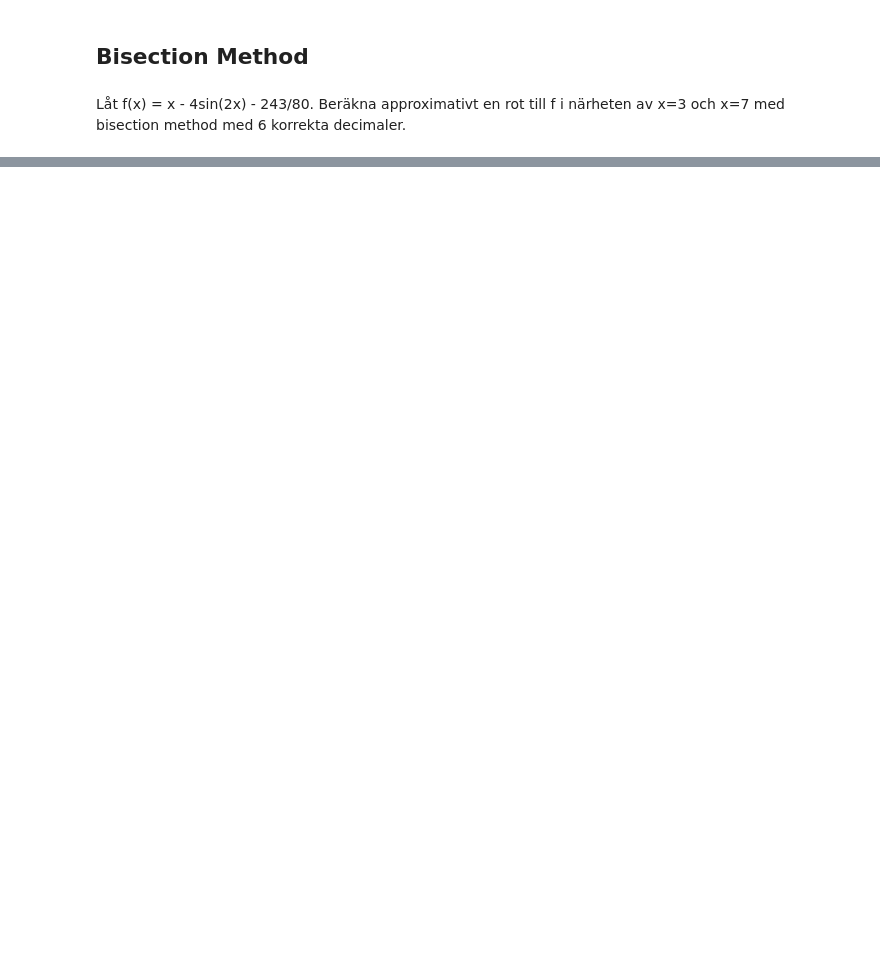
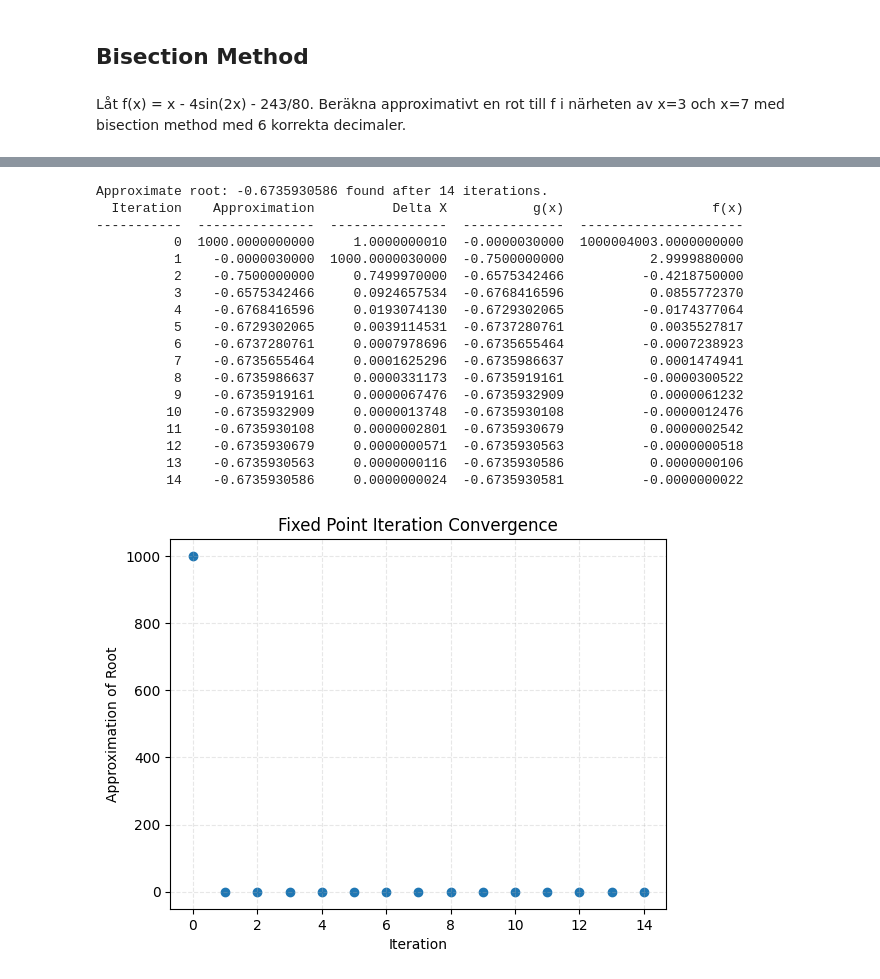
Before and after one commit to ericend/Numerical-Methods, a Jupyter notebook: Lecture_notes_examples.ipynb, the cells around one changed output, grey strips where cells are left out. Cells and saved outputs as stored; diff of their text form; code cells hidden in the pictures; blank space fills up the shorter version.

```diff
--- a/Lecture_notes_examples.ipynb
+++ b/Lecture_notes_examples.ipynb
@@ -188,0 +243,50 @@ Estimated error: 1.5258789063388178e-06
+# %%
+
+def f(x: float) -> float:
+    """ Function for which we want to find a root. """
+    return x**3 + 4*x + 3
+
+def g(x: float) -> float:
+    """ Rearranged f(x) = 0 for fixed point iteration. """
+    return - 3 / (x**2 + 4)
+
+initial_guess = 1000 # A reasonable initial guess, good idea to plot f(x) first to find a reasonable guess
+tolerance = 10e-10
+max_iterations = 100
+
+results = fixed_point_iteration(g, x0=initial_guess, tolerance=tolerance, max_iterations=max_iterations)
+
+f_of_x = lambda: [f(xi) for xi in results.xs] # noqa: E731
+g_of_x = lambda: [g(xi) for xi in results.xs] # noqa: E731
+
+print(f'Approximate root: {np.round(results.xs[-1], 10)} found after {results.ns[-1]} iterations.')
+print(tabulate(zip(results.ns, results.xs, results.deltaX, g_of_x(), f_of_x()), headers=['Iteration', 'Approximation', 'Delta X', 'g(x)', 'f(x)'], floatfmt=".10f"))
+
+plt.scatter(results.ns, results.xs, label='Fixed Point Iteration')
+plt.xlabel('Iteration')
+plt.ylabel('Approximation of Root')
+plt.title('Fixed Point Iteration Convergence')
+plt.grid(True, linestyle='--', alpha=0.3)
+
+
+draw(f, -2.5, 2.5, 200, 'x', 'x**3 + 4*x + 3', keypoint_x=results.xs[-1], keypoint_y=f(results.xs[-1]))
+# %% [output]
+Approximate root: -0.6735930586 found after 14 iterations.
+  Iteration    Approximation          Delta X           g(x)                   f(x)
+-----------  ---------------  ---------------  -------------  ---------------------
+          0  1000.0000000000     1.0000000010  -0.0000030000  1000004003.0000000000
+          1    -0.0000030000  1000.0000030000  -0.7500000000           2.9999880000
+          2    -0.7500000000     0.7499970000  -0.6575342466          -0.4218750000
+          3    -0.6575342466     0.0924657534  -0.6768416596           0.0855772370
+          4    -0.6768416596     0.0193074130  -0.6729302065          -0.0174377064
+          5    -0.6729302065     0.0039114531  -0.6737280761           0.0035527817
+          6    -0.6737280761     0.0007978696  -0.6735655464          -0.0007238923
+          7    -0.6735655464     0.0001625296  -0.6735986637           0.0001474941
+          8    -0.6735986637     0.0000331173  -0.6735919161          -0.0000300522
+          9    -0.6735919161     0.0000067476  -0.6735932909           0.0000061232
+         10    -0.6735932909     0.0000013748  -0.6735930108          -0.0000012476
+         11    -0.6735930108     0.0000002801  -0.6735930679           0.0000002542
+         12    -0.6735930679     0.0000000571  -0.6735930563          -0.0000000518
+         13    -0.6735930563     0.0000000116  -0.6735930586           0.0000000106
+         14    -0.6735930586     0.0000000024  -0.6735930581          -0.0000000022
+[figure, added]
```
Also changed, not shown: parts of 12 cells of this notebook.
